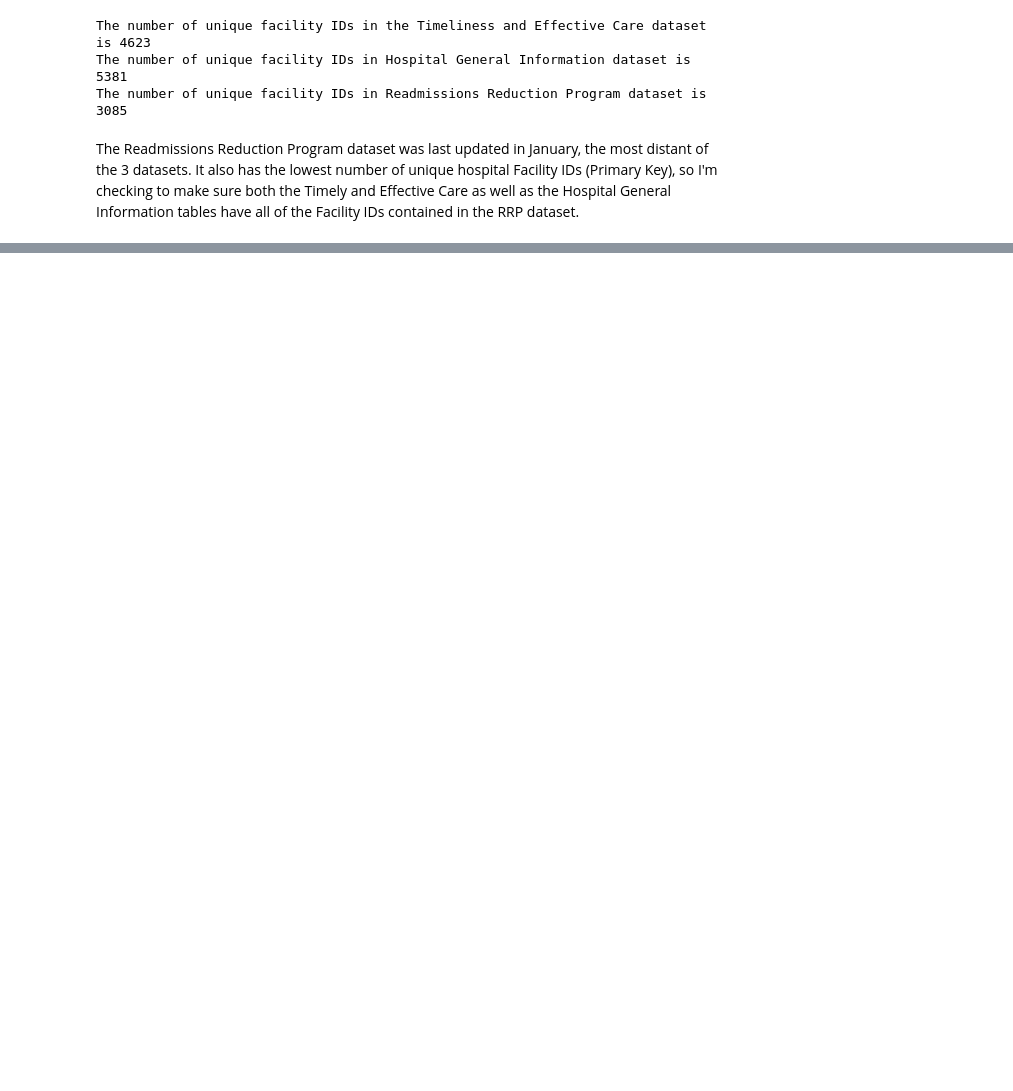
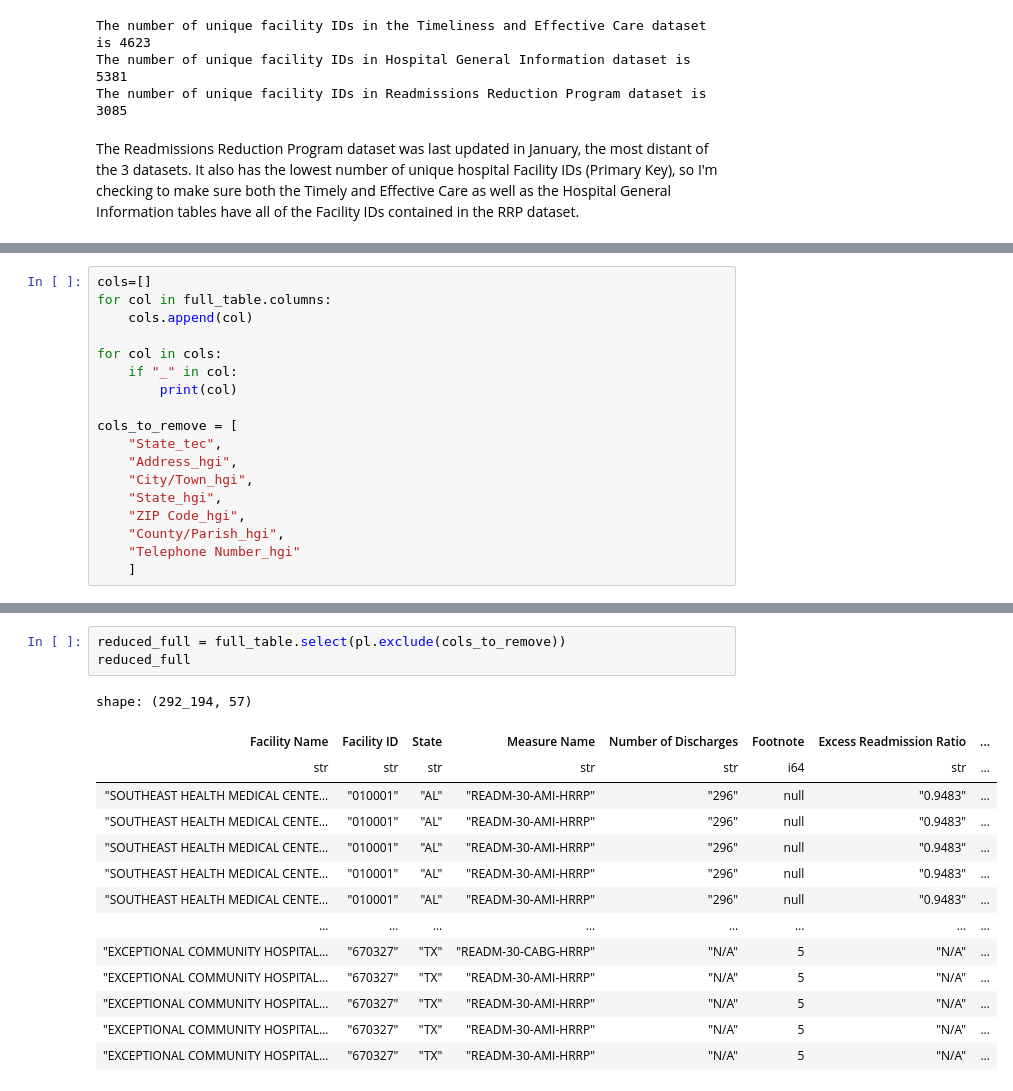
Before and after one commit to Ivaldivi/Patient-Readmission-Analysis, a Jupyter notebook: analysis/patient-readmission-analysis.ipynb, the cells around one changed output, grey strips where cells are left out. Cells and saved outputs as stored; diff of their text form; blank space fills up the shorter version.

```diff
--- a/analysis/patient-readmission-analysis.ipynb
+++ b/analysis/patient-readmission-analysis.ipynb
@@ -67,0 +129,18 @@ True
+# %%
+cols=[]
+for col in full_table.columns:
+    cols.append(col)
+
+for col in cols:
+    if "_" in col:
+        print(col)
+
+cols_to_remove = [
+    "State_tec",
+    "Address_hgi",
+    "City/Town_hgi",
+    "State_hgi",
+    "ZIP Code_hgi",
+    "County/Parish_hgi",
+    "Telephone Number_hgi"
+    ]
@@ -67,0 +161,18 @@ True
+# %%
+reduced_full = full_table.select(pl.exclude(cols_to_remove))
+reduced_full
+# %% [output]
+shape: (292_194, 57)
+| Facility Name | Facility ID | State | Measure Name | Number of Discharges | Footnote | Excess Readmission Ratio | ... |
+| str | str | str | str | str | i64 | str | ... |
+| "SOUTHEAST HEALTH MEDICAL CENTE… | "010001" | "AL" | "READM-30-AMI-HRRP" | "296" | null | "0.9483" | ... |
+| "SOUTHEAST HEALTH MEDICAL CENTE… | "010001" | "AL" | "READM-30-AMI-HRRP" | "296" | null | "0.9483" | ... |
+| "SOUTHEAST HEALTH MEDICAL CENTE… | "010001" | "AL" | "READM-30-AMI-HRRP" | "296" | null | "0.9483" | ... |
+| "SOUTHEAST HEALTH MEDICAL CENTE… | "010001" | "AL" | "READM-30-AMI-HRRP" | "296" | null | "0.9483" | ... |
+| "SOUTHEAST HEALTH MEDICAL CENTE… | "010001" | "AL" | "READM-30-AMI-HRRP" | "296" | null | "0.9483" | ... |
+| … | … | … | … | … | … | … | ... |
+| "EXCEPTIONAL COMMUNITY HOSPITAL… | "670327" | "TX" | "READM-30-CABG-HRRP" | "N/A" | 5 | "N/A" | ... |
+| "EXCEPTIONAL COMMUNITY HOSPITAL… | "670327" | "TX" | "READM-30-AMI-HRRP" | "N/A" | 5 | "N/A" | ... |
+| "EXCEPTIONAL COMMUNITY HOSPITAL… | "670327" | "TX" | "READM-30-AMI-HRRP" | "N/A" | 5 | "N/A" | ... |
+| "EXCEPTIONAL COMMUNITY HOSPITAL… | "670327" | "TX" | "READM-30-AMI-HRRP" | "N/A" | 5 | "N/A" | ... |
+| "EXCEPTIONAL COMMUNITY HOSPITAL… | "670327" | "TX" | "READM-30-AMI-HRRP" | "N/A" | 5 | "N/A" | ... |
```
Also changed, not shown: parts of 11 cells of this notebook.
